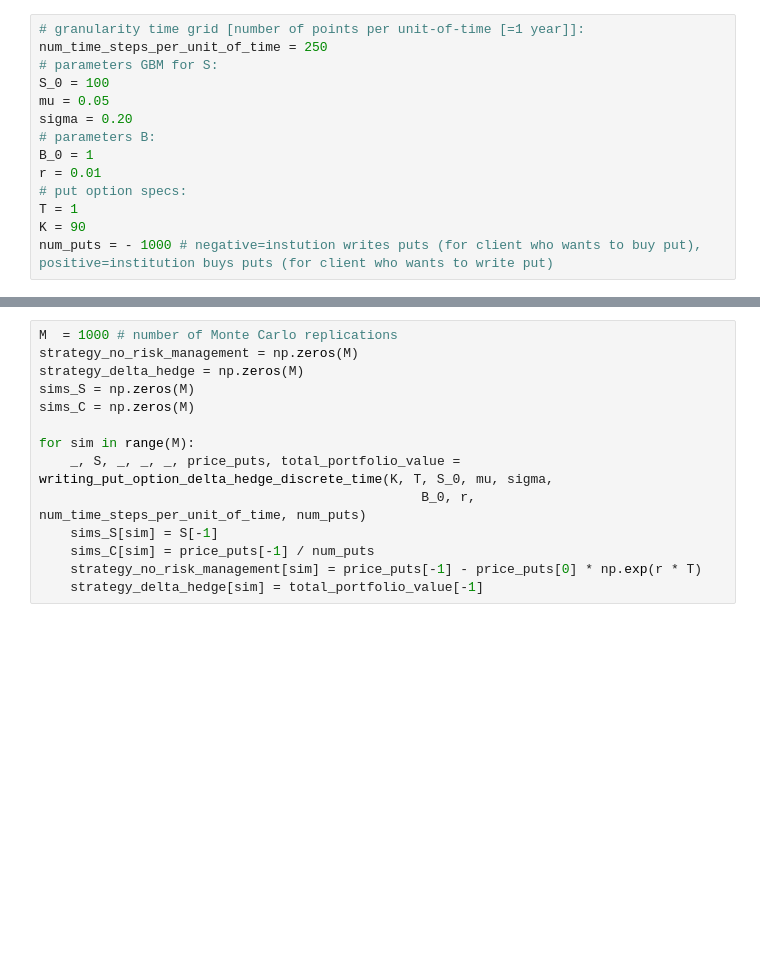
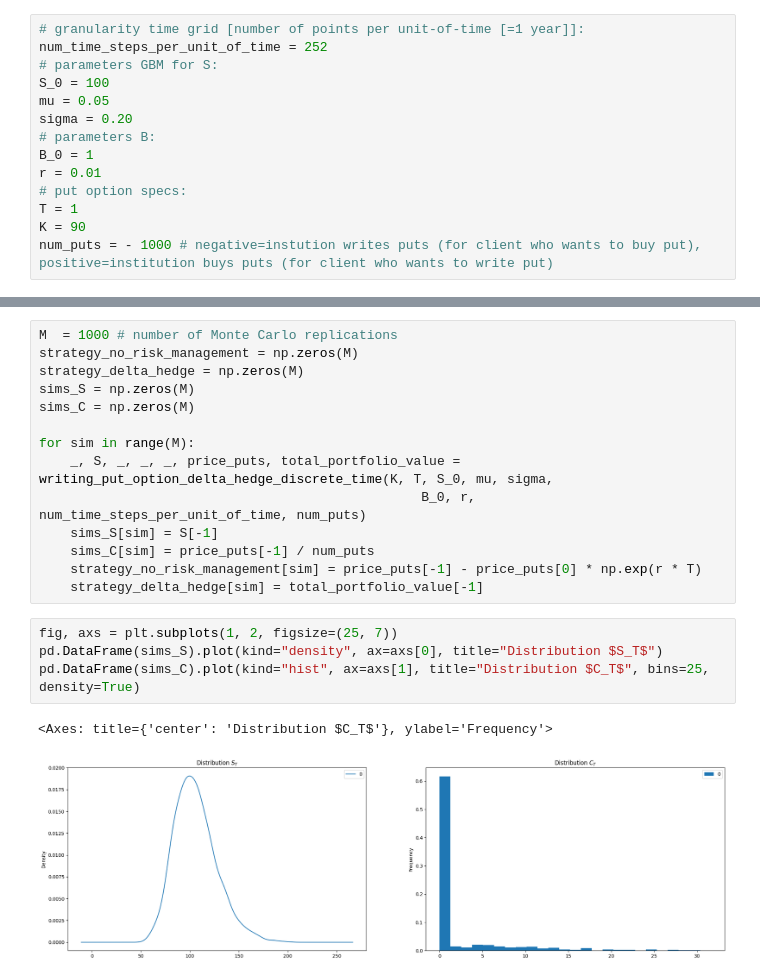
Before and after one commit to ramonVDAKKER/teaching-quantitative-finance, a Jupyter notebook: notebooks/illustration_discrete_time_delta_hedging.ipynb, the cells around one changed output, grey strips where cells are left out. Cells and saved outputs as stored; diff of their text form; blank space fills up the shorter version.

```diff
--- a/notebooks/illustration_discrete_time_delta_hedging.ipynb
+++ b/notebooks/illustration_discrete_time_delta_hedging.ipynb
@@ -32,7 +32,7 @@ The setup is as follows:
 ### Parameters
 # %%
 # granularity time grid [number of points per unit-of-time [=1 year]]:
-num_time_steps_per_unit_of_time = 250
+num_time_steps_per_unit_of_time = 252
 # parameters GBM for S:
 S_0 = 100
 mu = 0.05
@@ -129,4 +134,11 @@ for sim in range(M):
     sims_C[sim] = price_puts[-1] / num_puts
     strategy_no_risk_management[sim] = price_puts[-1] - price_puts[0] * np.exp(r * T)
     strategy_delta_hedge[sim] = total_portfolio_value[-1]
+# %%
+fig, axs = plt.subplots(1, 2, figsize=(25, 7))
+pd.DataFrame(sims_S).plot(kind="density", ax=axs[0], title="Distribution $S_T$")
+pd.DataFrame(sims_C).plot(kind="hist", ax=axs[1], title="Distribution $C_T$", bins=25, density=True)
+# %% [output]
+<Axes: title={'center': 'Distribution $C_T$'}, ylabel='Frequency'>
+[figure, added]
 # %%
```
Also changed, not shown: parts of 3 cells of this notebook.
